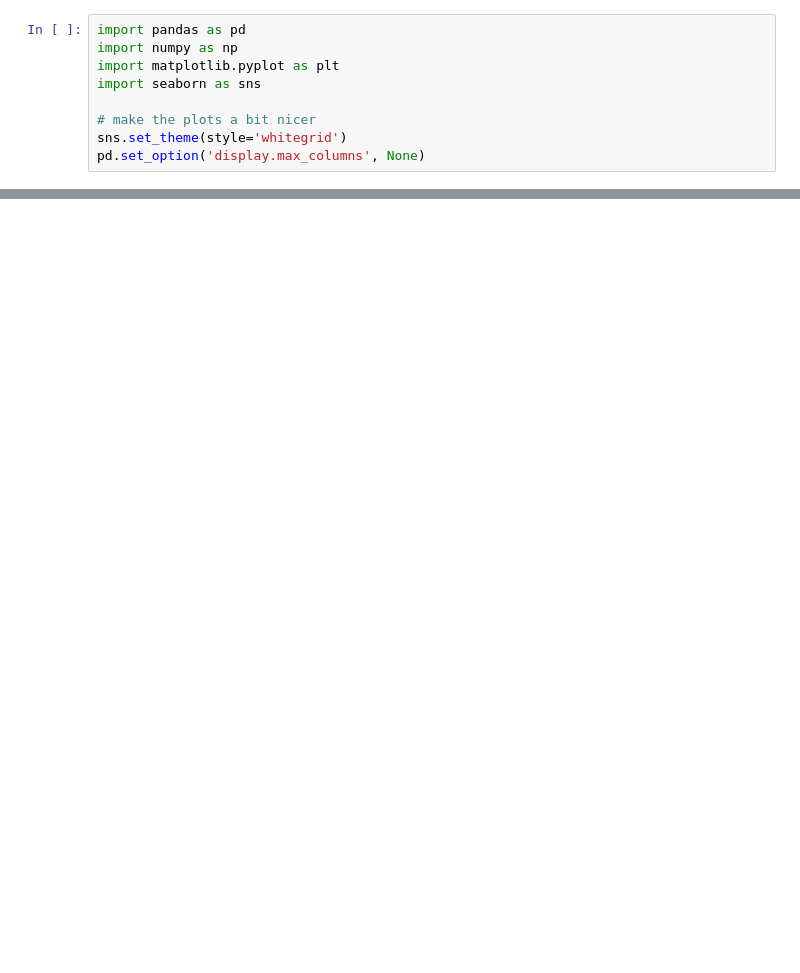
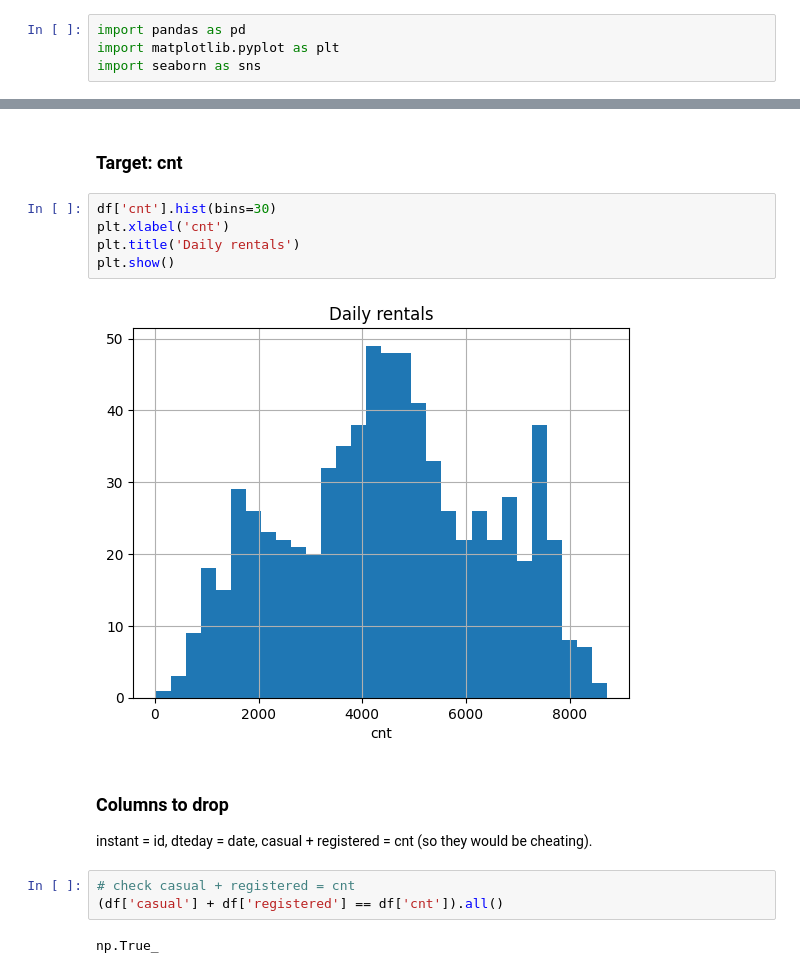
Before and after one commit to mdwikat-at-eada/bike-sharing-mlops, a Jupyter notebook: notebooks/01_eda.ipynb, the cells around one changed output, grey strips where cells are left out. Saved outputs shown, nothing was run; the diff lists cells and outputs as text; blank space fills up the shorter version.

```diff
--- a/notebooks/01_eda.ipynb
+++ b/notebooks/01_eda.ipynb
@@ -13,10 +5,5 @@ In this notebook I just *look* at the data: its shape, quality, the target, and
 # %%
 import pandas as pd
-import numpy as np
 import matplotlib.pyplot as plt
 import seaborn as sns
-
-# make the plots a bit nicer
-sns.set_theme(style='whitegrid')
-pd.set_option('display.max_columns', None)
 # %%
@@ -145,0 +81,18 @@ These observations justify the modelling choices made later in `src/train.py`.
+# %% [markdown]
+### Target: cnt
+# %%
+df['cnt'].hist(bins=30)
+plt.xlabel('cnt')
+plt.title('Daily rentals')
+plt.show()
+# %% [output]
+[figure, added]
+# %% [markdown]
+### Columns to drop
+
+instant = id, dteday = date, casual + registered = cnt (so they would be cheating).
+# %%
+# check casual + registered = cnt
+(df['casual'] + df['registered'] == df['cnt']).all()
+# %% [output]
+np.True_
```
Also changed, not shown: parts of 44 cells of this notebook.
